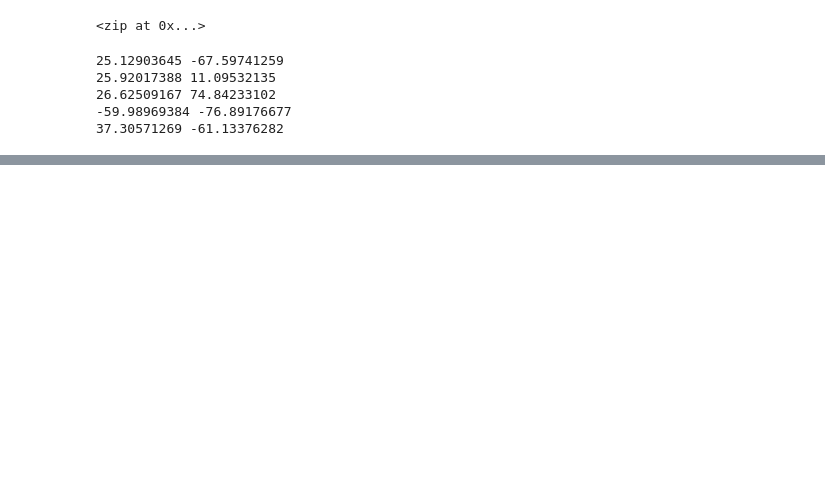
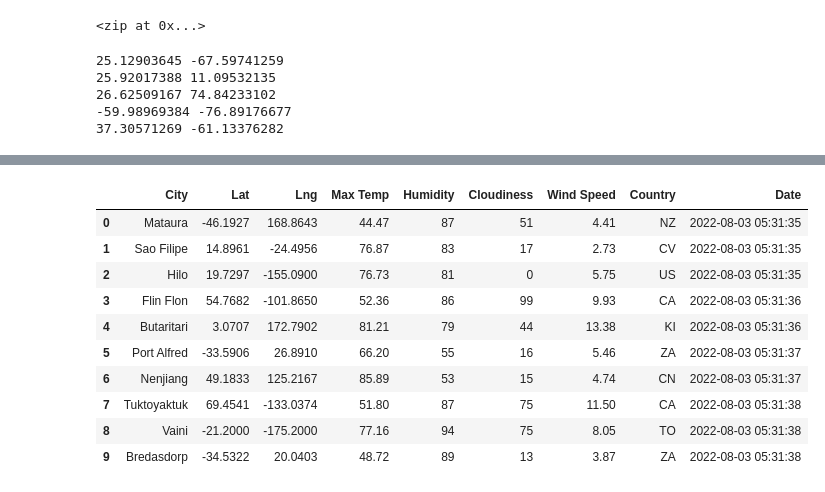
Before and after one commit to julee89/World_Weather_Analysis, a Jupyter notebook: WeatherPy.ipynb, the cells around one changed output, grey strips where cells are left out. Drawn from its saved outputs; the diff is of its cells as text; code cells hidden in the pictures; blank space fills up the shorter version.

```diff
--- a/WeatherPy.ipynb
+++ b/WeatherPy.ipynb
@@ -57,0 +64,3 @@ len(cities)
+# %%
+# Starting URL for Weather Map API Call.
+url = "http://api.openweathermap.org/data/2.5/weather?units=Imperial&APPID=" + weather_api_key
@@ -57,0 +158,8 @@ len(cities)
+# %%
+# Create an endpoint URL for a city.
+
+city_url = url + "&q=" + "Boston"
+
+city_weather = requests.get(city_url)
+
+city_weather.json()
@@ -57,0 +235,3 @@ len(cities)
+# %%
+# Build the basic URL for the OpenWeatherMap with API key added to the URL
+url = "http://api.openweathermap.org/data/2.5/weather?units=Imperial&APPID=" + weather_api_key
@@ -57,0 +322,18 @@ len(cities)
+# %%
+# Convert the array of dictionaries to a Pandas DataFrame
+
+city_data_df = pd.DataFrame(city_data)
+
+city_data_df.head(10)
+# %% [output]
+|  | City | Lat | Lng | Max Temp | Humidity | Cloudiness | Wind Speed | Country | Date |
+| 0 | Mataura | -46.1927 | 168.8643 | 44.47 | 87 | 51 | 4.41 | NZ | 2022-08-03 05:31:35 |
+| 1 | Sao Filipe | 14.8961 | -24.4956 | 76.87 | 83 | 17 | 2.73 | CV | 2022-08-03 05:31:35 |
+| 2 | Hilo | 19.7297 | -155.0900 | 76.73 | 81 | 0 | 5.75 | US | 2022-08-03 05:31:35 |
+| 3 | Flin Flon | 54.7682 | -101.8650 | 52.36 | 86 | 99 | 9.93 | CA | 2022-08-03 05:31:36 |
+| 4 | Butaritari | 3.0707 | 172.7902 | 81.21 | 79 | 44 | 13.38 | KI | 2022-08-03 05:31:36 |
+| 5 | Port Alfred | -33.5906 | 26.8910 | 66.20 | 55 | 16 | 5.46 | ZA | 2022-08-03 05:31:37 |
+| 6 | Nenjiang | 49.1833 | 125.2167 | 85.89 | 53 | 15 | 4.74 | CN | 2022-08-03 05:31:37 |
+| 7 | Tuktoyaktuk | 69.4541 | -133.0374 | 51.80 | 87 | 75 | 11.50 | CA | 2022-08-03 05:31:38 |
+| 8 | Vaini | -21.2000 | -175.2000 | 77.16 | 94 | 75 | 8.05 | TO | 2022-08-03 05:31:38 |
+| 9 | Bredasdorp | -34.5322 | 20.0403 | 48.72 | 89 | 13 | 3.87 | ZA | 2022-08-03 05:31:38 |
```
Also changed, not shown: parts of 24 cells of this notebook, 1 other file.
